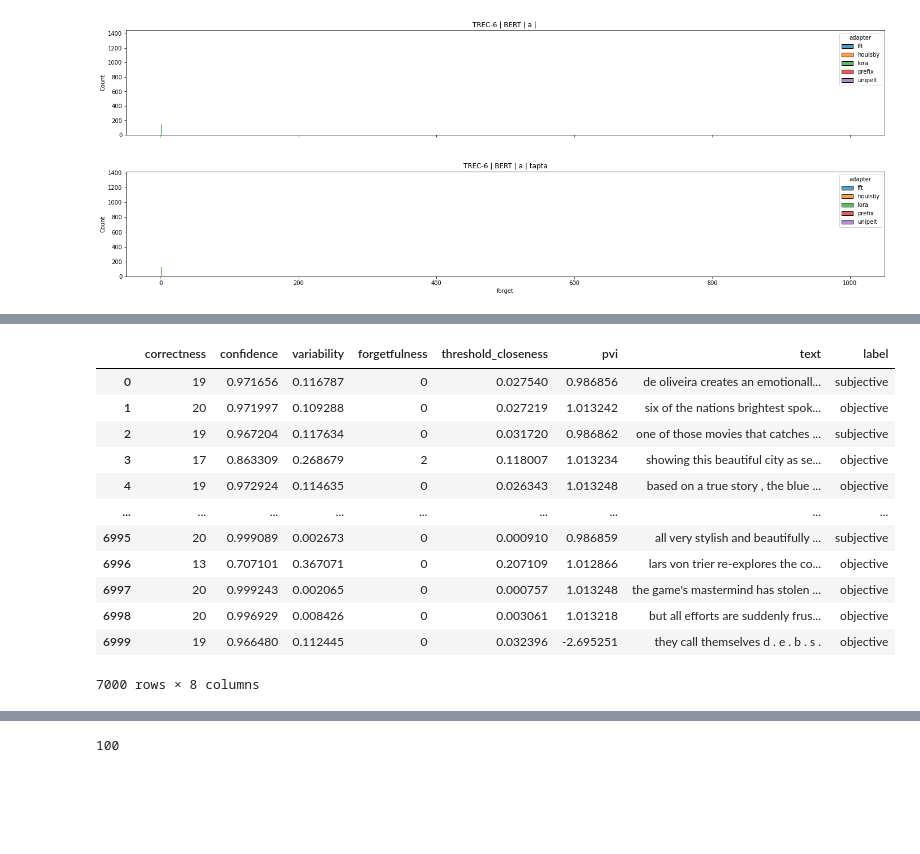
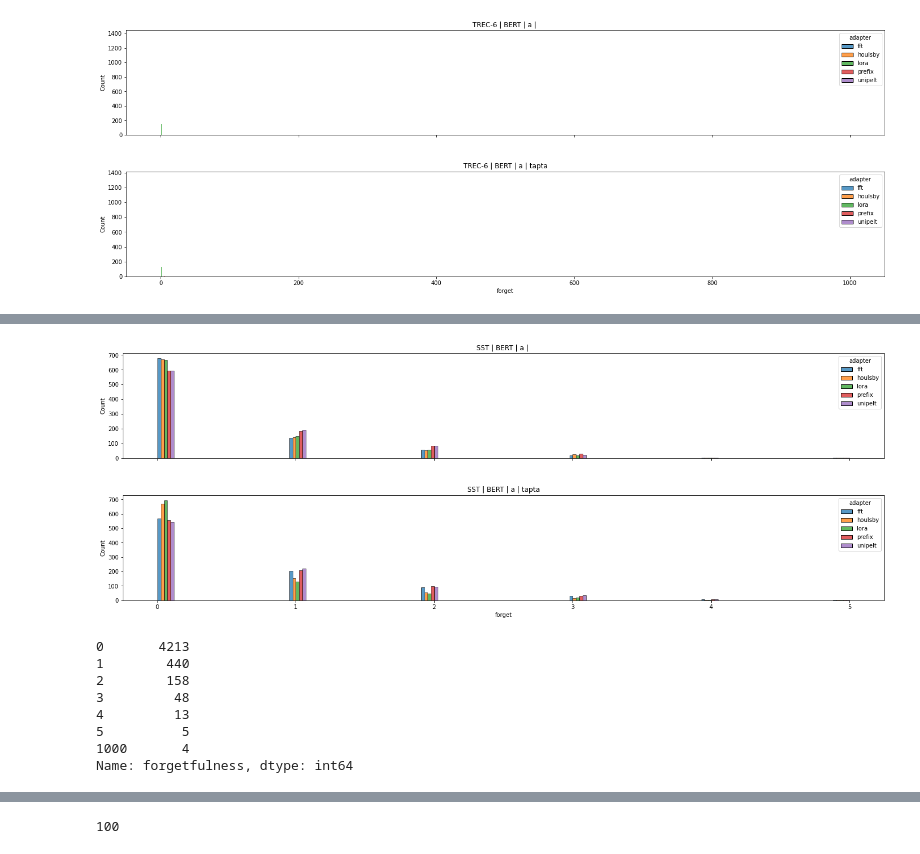
Before and after one commit to josipjukic/adapter-al, a Jupyter notebook: tinkering.ipynb, the cells around one changed output, grey strips where cells are left out. Cells and saved outputs as stored; diff of their text form; code cells hidden in the pictures; blank space fills up the shorter version.

```diff
--- a/tinkering.ipynb
+++ b/tinkering.ipynb
@@ -447,16 +398,53 @@ df_i
-# %%
-df
-# %% [output]
-|  | correctness | confidence | variability | forgetfulness | threshold_closeness | pvi | text | label |
-| 0 | 19 | 0.971656 | 0.116787 | 0 | 0.027540 | 0.986856 | de oliveira creates an emotionall... | subjective |
-| 1 | 20 | 0.971997 | 0.109288 | 0 | 0.027219 | 1.013242 | six of the nations brightest spok... | objective |
-| 2 | 19 | 0.967204 | 0.117634 | 0 | 0.031720 | 0.986862 | one of those movies that catches ... | subjective |
-| 3 | 17 | 0.863309 | 0.268679 | 2 | 0.118007 | 1.013234 | showing this beautiful city as se... | objective |
-| 4 | 19 | 0.972924 | 0.114635 | 0 | 0.026343 | 1.013248 | based on a true story , the blue ... | objective |
-| ... | ... | ... | ... | ... | ... | ... | ... | ... |
-| 6995 | 20 | 0.999089 | 0.002673 | 0 | 0.000910 | 0.986859 | all very stylish and beautifully ... | subjective |
-| 6996 | 13 | 0.707101 | 0.367071 | 0 | 0.207109 | 1.012866 | lars von trier re-explores the co... | objective |
-| 6997 | 20 | 0.999243 | 0.002065 | 0 | 0.000757 | 1.013248 | the game's mastermind has stolen ... | objective |
-| 6998 | 20 | 0.996929 | 0.008426 | 0 | 0.003061 | 1.013218 | but all efforts are suddenly frus... | objective |
-| 6999 | 19 | 0.966480 | 0.112445 | 0 | 0.032396 | -2.695251 | they call themselves d . e . b . s . | objective |
-7000 rows × 8 columns
+# %%
+from itertools import product
+
+metric = "f1_micro"
+ci = 75
+
+adapters = ["houlsby", "lora", "prefix", "unipelt", "fft"]
+taptas = [False, True]
+fig, axes = plt.subplots(2, 1, figsize=(24, 8), sharex=True)
+axes = axes.ravel()
+plt.subplots_adjust(hspace=0.35, wspace=0.35)
+
+for i, (tapta, adapter) in enumerate(product(taptas, ["a"])):
+    f1 = grouped.index.get_level_values("mode") == "best"
+    f2 = grouped.index.get_level_values("tapta") == tapta
+    f3 = grouped.index.get_level_values("sampler") == "entropy_dropout"
+    f4 = grouped.index.get_level_values("experiment") == 0
+    df_i = grouped[f1 & f2 & f3 & f4].sort_values("sampler")
+    forgets = []
+    for index, (j, row) in enumerate(df_i.iterrows()):
+        df_mini = df.iloc[row.indices[:900]]
+        forget = df_mini.forgetfulness
+        forget = forget.replace(1000, 5)
+        forgets.append(forget.tolist())
+    df_i["forget"] = forgets
+
+    g = sns.histplot(
+        ax=axes[i],
+        data=df_i.explode("forget"),
+        x="forget",
+        hue="adapter",
+        multiple="dodge"
+
+    )
+    g.set_title(f"{dataset} | {model} | {adapter} | {'tapta' if tapta else ''}")
+#     axes[i].get_legend().remove()
+#     if i == len(axes) - 1:
+#         handles, labels = axes[i].get_legend_handles_labels()
+#         g.legend(handles, labels)
+#         g.legend(loc="center", bbox_to_anchor=(-2.25, -0.3), ncol=5)
+# %% [output]
+[figure, added]
+# %%
+df.forgetfulness.value_counts()
+# %% [output]
+0       4213
+1        440
+2        158
+3         48
+4         13
+5          5
+1000       4
+Name: forgetfulness, dtype: int64
```
Also changed, not shown: parts of 34 cells of this notebook, 3 other files.
